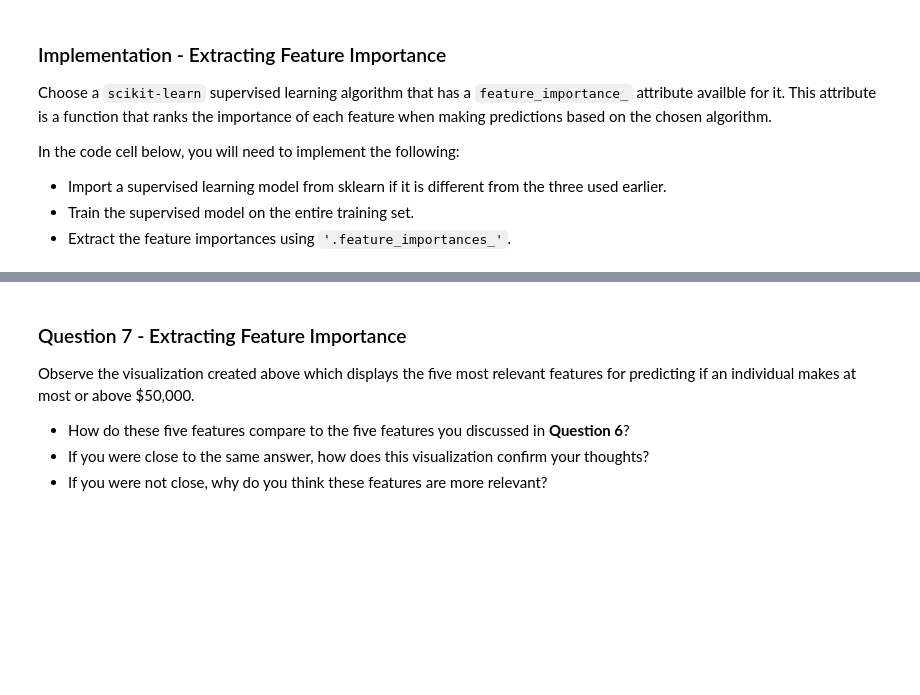
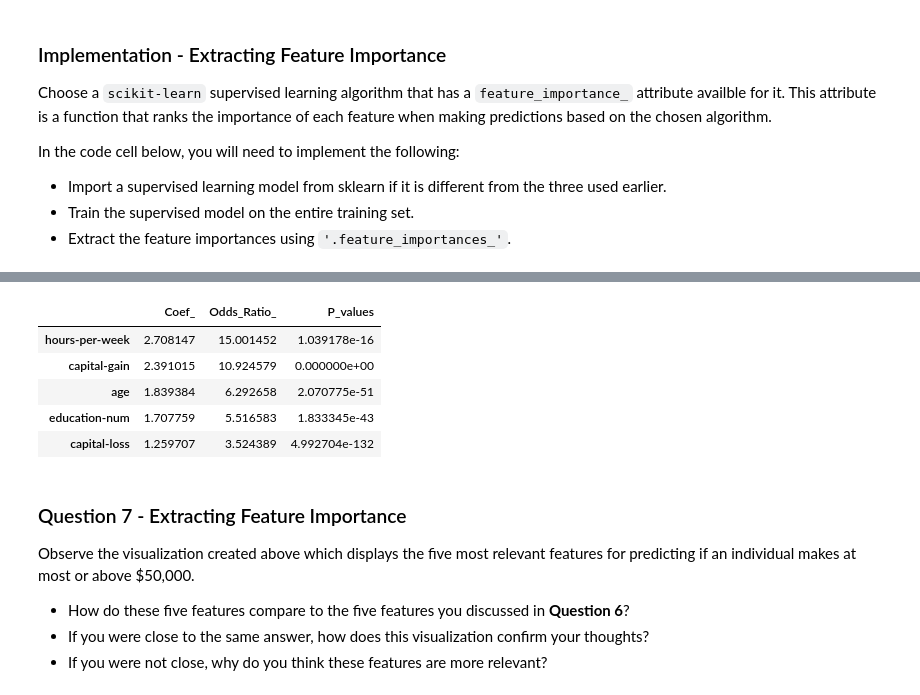
Before and after one commit to JaneEvans/finding_donors, a Jupyter notebook: finding_donors_py3.ipynb, the cells around one changed output, grey strips where cells are left out. Cells and saved outputs as stored; diff of their text form; code cells hidden in the pictures; blank space fills up the shorter version.

```diff
--- a/finding_donors_py3.ipynb
+++ b/finding_donors_py3.ipynb
@@ -680,3 +690,26 @@ vs.feature_plot(importances, X_train, y_train)
+# %%
+from sklearn.feature_selection import chi2
+from sklearn.linear_model import LogisticRegression
+
+# Fit LogisticRegression
+clf = LogisticRegression(random_state=52).fit(X_train, y_train)
+# Compute chi-squared stats between each feature and class labels
+scores, pvalues = chi2(X_train, y_train)
+# Create data frame
+coef = pd.DataFrame.from_dict(dict(zip(clf.coef_[0].astype(np.float64),
+    np.exp(clf.coef_[0].astype(np.float64)))), orient='index').reset_index()
+coef.columns = ['Coef_','Odds_Ratio_']
+coef['P_values'] = pvalues
+coef.index = X_train.columns
+# Top Five features
+coef[:5].sort_values(by='Odds_Ratio_', ascending  = False)
+# %% [output]
+|  | Coef_ | Odds_Ratio_ | P_values |
+| hours-per-week | 2.708147 | 15.001452 | 1.039178e-16 |
+| capital-gain | 2.391015 | 10.924579 | 0.000000e+00 |
+| age | 1.839384 | 6.292658 | 2.070775e-51 |
+| education-num | 1.707759 | 5.516583 | 1.833345e-43 |
+| capital-loss | 1.259707 | 3.524389 | 4.992704e-132 |
 # %% [markdown]
 ### Question 7 - Extracting Feature Importance
 
```
Also changed, not shown: parts of 10 cells of this notebook, 1 other file.
